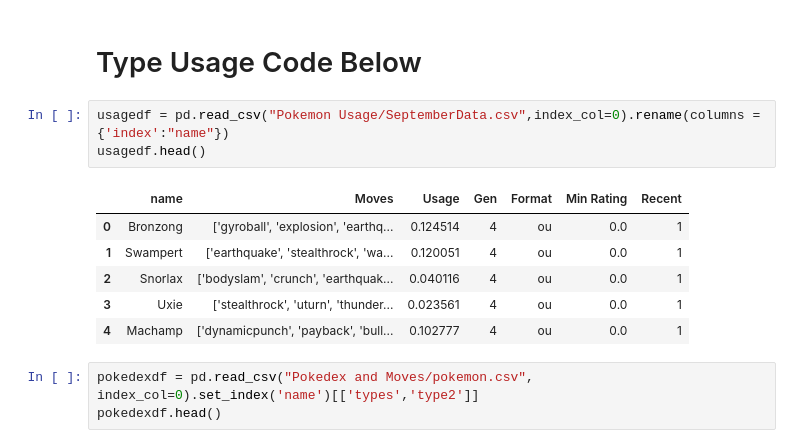
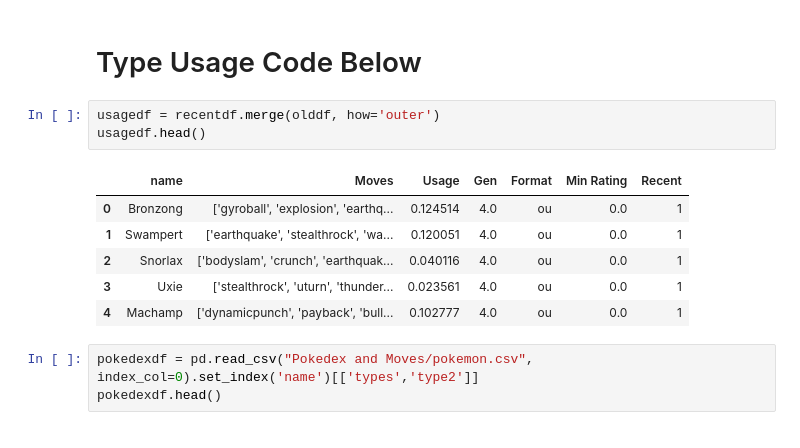
Before and after one commit to mr4tt/Fairy-Pokemon-Analysis, a Jupyter notebook: EDA Test File.ipynb, the cells around one changed output. Cells and saved outputs as stored; diff of their text form.

```diff
--- a/EDA Test File.ipynb
+++ b/EDA Test File.ipynb
@@ -99,16 +127,16 @@ Poison       68
 Name: Type 1, dtype: int64
 # %% [markdown]
 # Type Usage Code Below
-# %%
-usagedf = pd.read_csv("Pokemon Usage/SeptemberData.csv",index_col=0).rename(columns = {'index':"name"})
-usagedf.head()
-# %% [output]
-|  | name | Moves | Usage | Gen | Format | Min Rating | Recent |
-| 0 | Bronzong | ['gyroball', 'explosion', 'earthq... | 0.124514 | 4 | ou | 0.0 | 1 |
-| 1 | Swampert | ['earthquake', 'stealthrock', 'wa... | 0.120051 | 4 | ou | 0.0 | 1 |
-| 2 | Snorlax | ['bodyslam', 'crunch', 'earthquak... | 0.040116 | 4 | ou | 0.0 | 1 |
-| 3 | Uxie | ['stealthrock', 'uturn', 'thunder... | 0.023561 | 4 | ou | 0.0 | 1 |
-| 4 | Machamp | ['dynamicpunch', 'payback', 'bull... | 0.102777 | 4 | ou | 0.0 | 1 |
+# %%
+usagedf = recentdf.merge(olddf, how='outer')
+usagedf.head()
+# %% [output]
+|  | name | Moves | Usage | Gen | Format | Min Rating | Recent |
+| 0 | Bronzong | ['gyroball', 'explosion', 'earthq... | 0.124514 | 4.0 | ou | 0.0 | 1 |
+| 1 | Swampert | ['earthquake', 'stealthrock', 'wa... | 0.120051 | 4.0 | ou | 0.0 | 1 |
+| 2 | Snorlax | ['bodyslam', 'crunch', 'earthquak... | 0.040116 | 4.0 | ou | 0.0 | 1 |
+| 3 | Uxie | ['stealthrock', 'uturn', 'thunder... | 0.023561 | 4.0 | ou | 0.0 | 1 |
+| 4 | Machamp | ['dynamicpunch', 'payback', 'bull... | 0.102777 | 4.0 | ou | 0.0 | 1 |
 # %%
 pokedexdf = pd.read_csv("Pokedex and Moves/pokemon.csv", index_col=0).set_index('name')[['types','type2']]
 pokedexdf.head()
```
Also changed, not shown: parts of 6 cells of this notebook.
